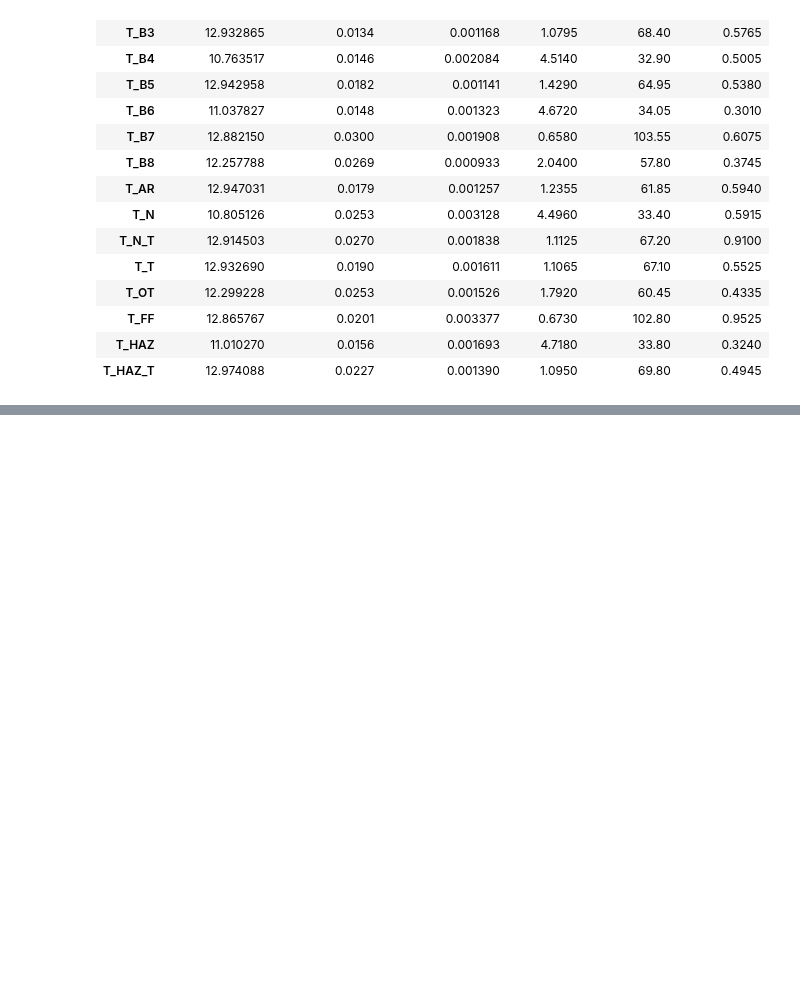
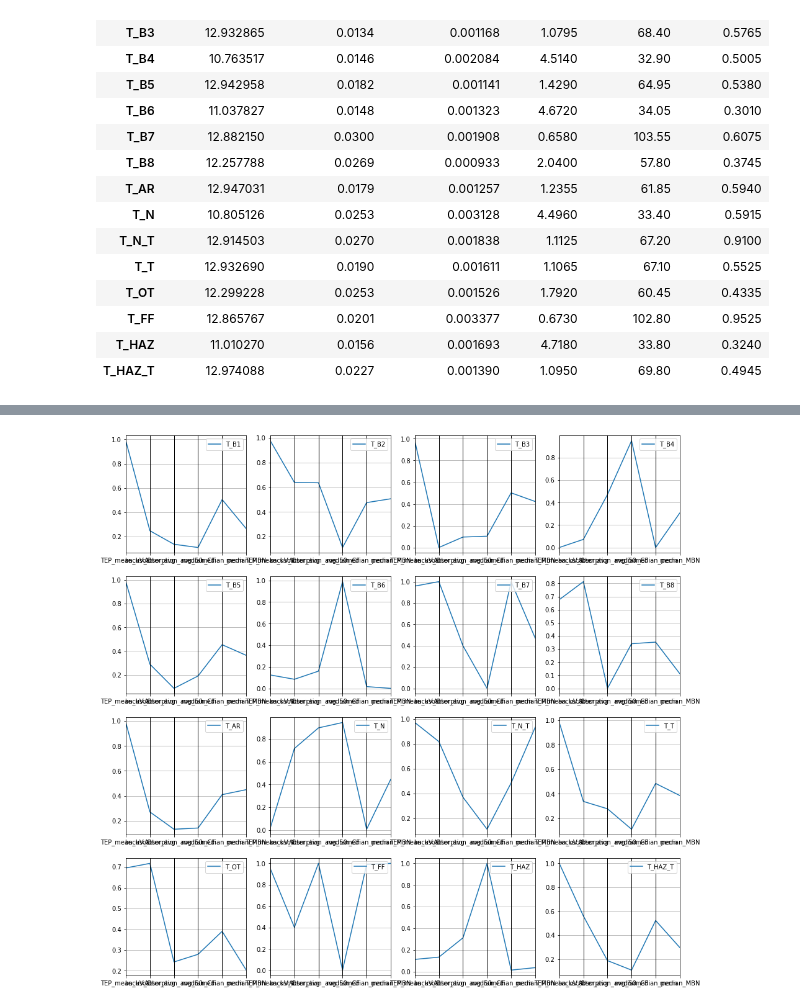
Before and after one commit to Marie-anneMawhin/Oct20_EPRI, a Jupyter notebook: Task1/NB/NB_data_exploration/Merged_data_exploration_parallelcoords.ipynb, the cells around one changed output, grey strips where cells are left out. Saved outputs shown, nothing was run; the diff lists cells and outputs as text; code cells hidden in the pictures; blank space fills up the shorter version.

```diff
--- a/Task1/NB/NB_data_exploration/Merged_data_exploration_parallelcoords.ipynb
+++ b/Task1/NB/NB_data_exploration/Merged_data_exploration_parallelcoords.ipynb
@@ -103,0 +130,12 @@ Text(0.5, 1.0, 'Pipes')
+# %%
+plt.figure(figsize=(16,16))
+#plt.figure(figsize=(10,10))
+for i in range(16):
+    plt.subplot(4,4,i+1)
+    parallel_coordinates(scaled_tube.iloc[i:(i+1),],class_column="condition",color=matplotlib.colors.TABLEAU_COLORS)
+    #plt.show()
+    #plt.xticks(rotation=45)
+#plt.title("Tubes")
+#plt
+# %% [output]
+[figure, added]
```
Also changed, not shown: parts of 9 cells of this notebook.
